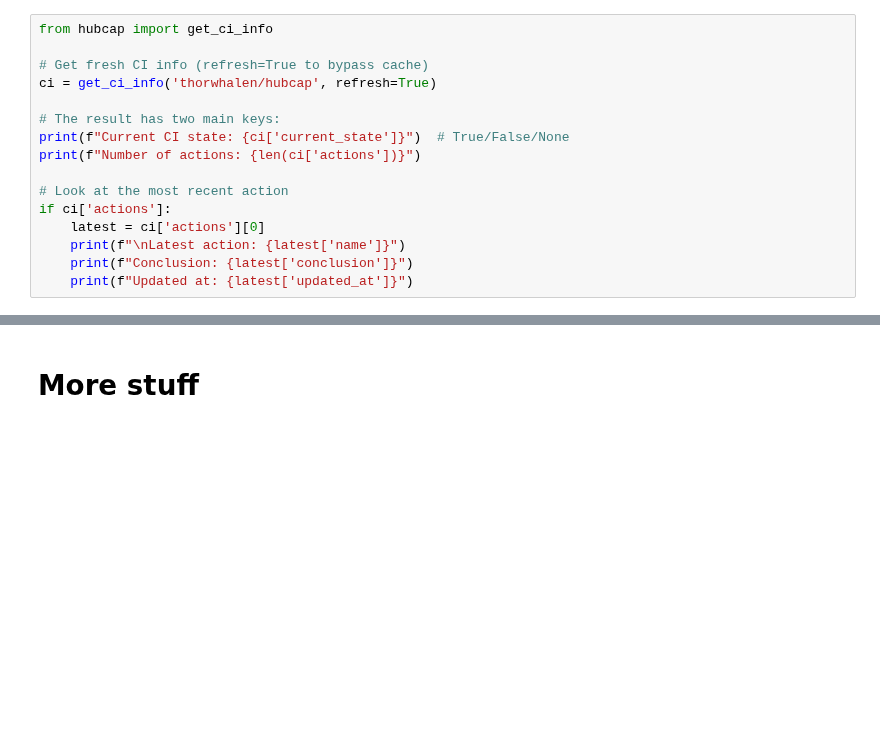
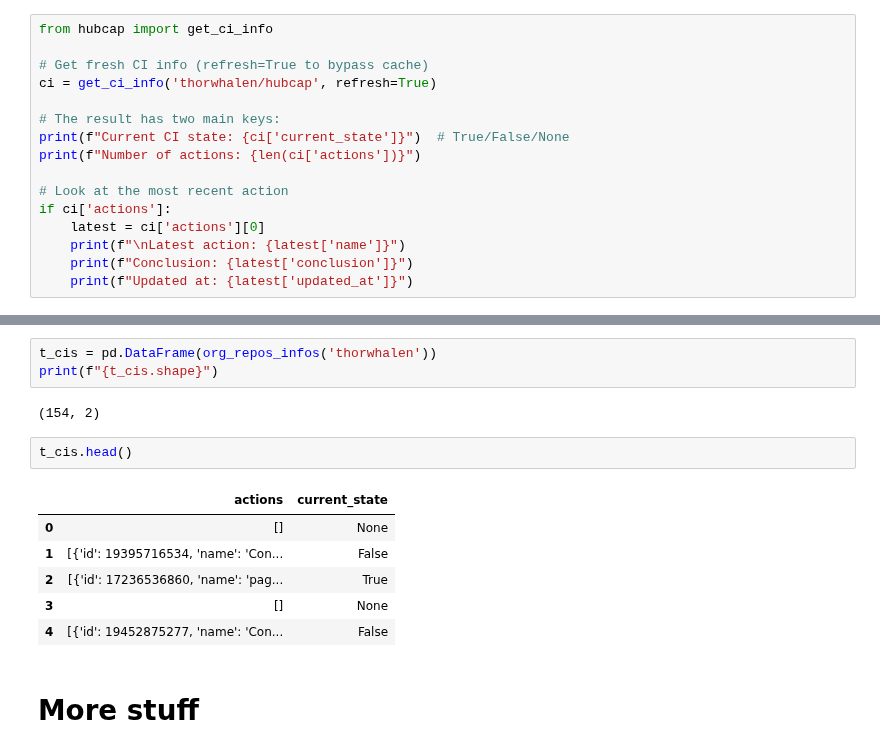
Before and after one commit to thorwhalen/hubcap, a Jupyter notebook: misc/hubcap_demo.ipynb, the cells around one changed output, grey strips where cells are left out. Cells and saved outputs as stored; diff of their text form; blank space fills up the shorter version.

```diff
--- a/misc/hubcap_demo.ipynb
+++ b/misc/hubcap_demo.ipynb
@@ -452,3 +467,17 @@ if ci['actions']:
+# %%
+t_cis = pd.DataFrame(org_repos_infos('thorwhalen'))
+print(f"{t_cis.shape}")
+# %% [output]
+(154, 2)
+# %%
+t_cis.head()
+# %% [output]
+|  | actions | current_state |
+| 0 | [] | None |
+| 1 | [{'id': 19395716534, 'name': 'Con... | False |
+| 2 | [{'id': 17236536860, 'name': 'pag... | True |
+| 3 | [] | None |
+| 4 | [{'id': 19452875277, 'name': 'Con... | False |
 # %% [markdown]
 # More stuff
 # %% [markdown]
```
Also changed, not shown: parts of 12 cells of this notebook, 1 other file.
